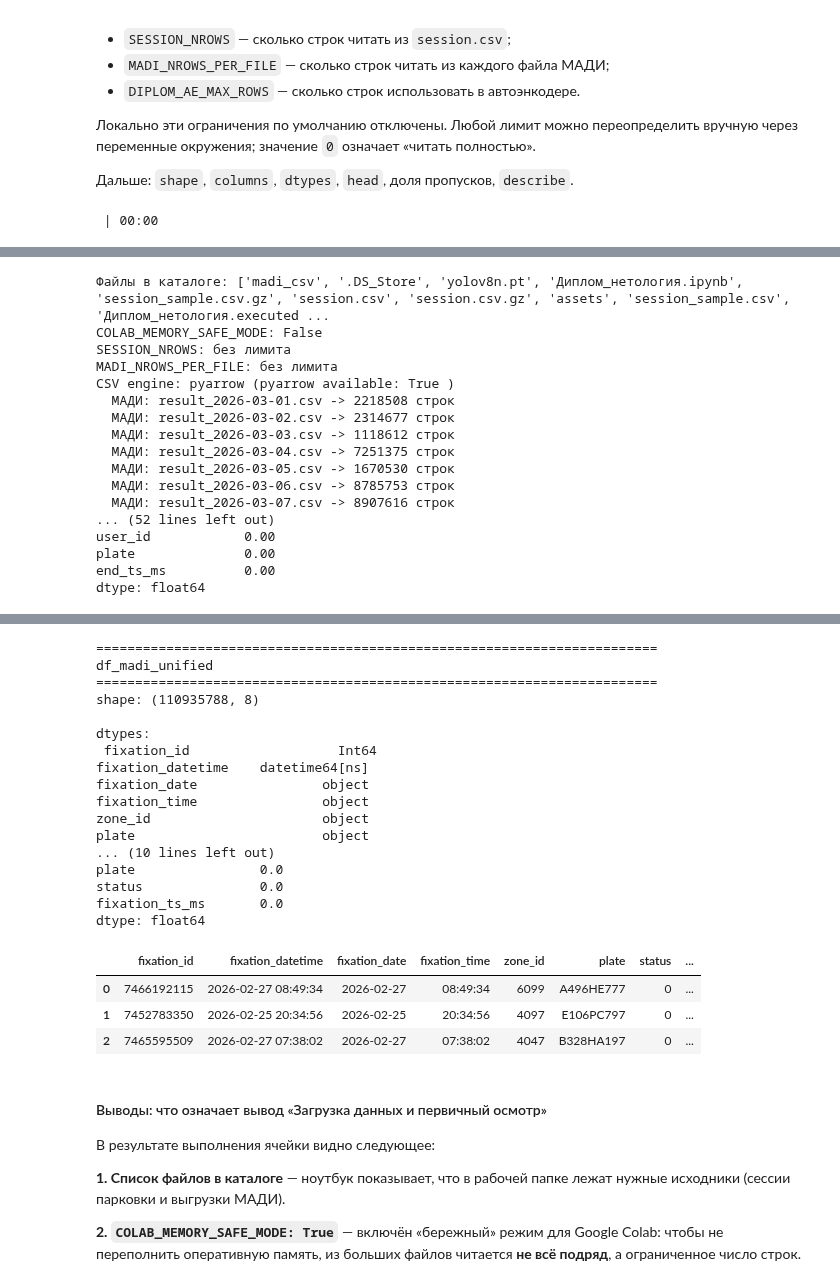
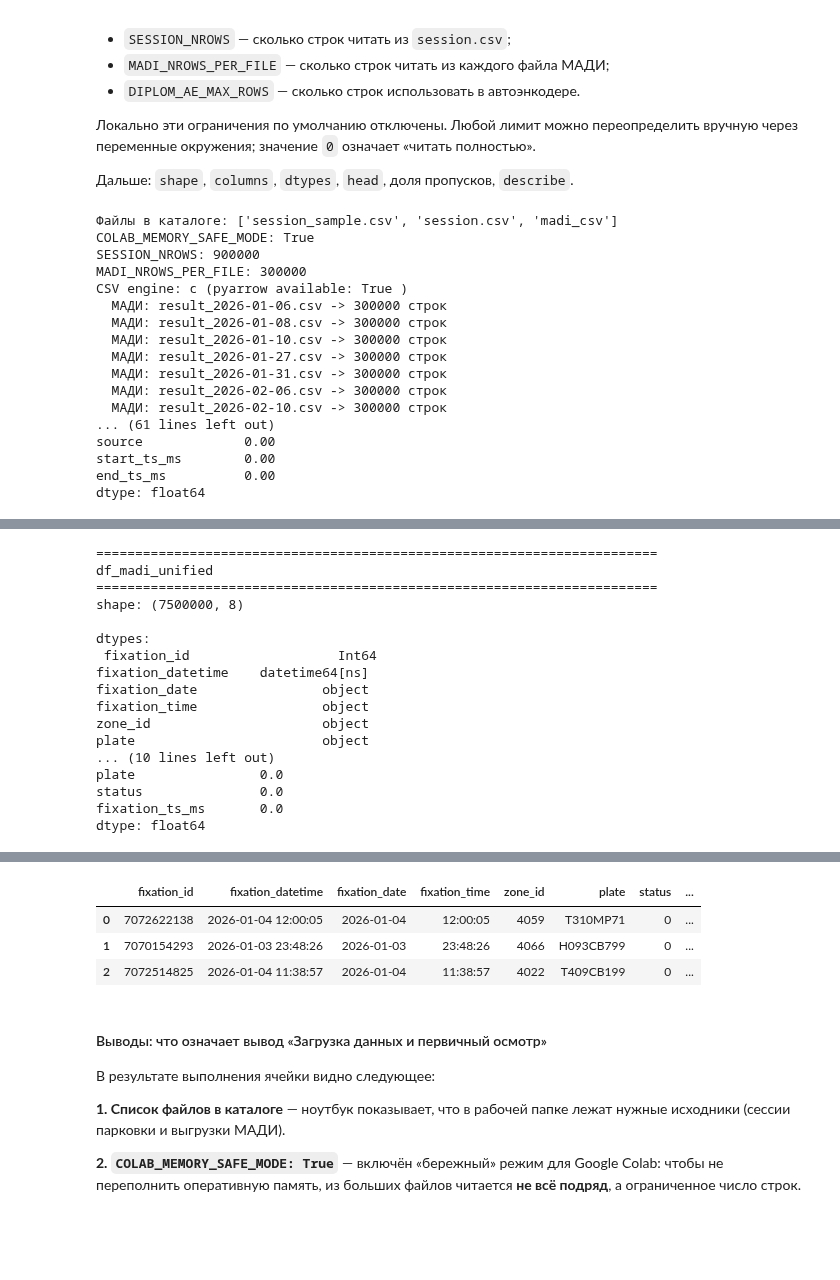
Before and after one commit to vayurenko/Netology, a Jupyter notebook: Диплом_нетология.ipynb, the cells around one changed output, grey strips where cells are left out. Saved outputs shown, nothing was run; the diff lists cells and outputs as text; code cells hidden in the pictures; blank space fills up the shorter version.

```diff
--- a/Диплом_нетология.ipynb
+++ b/Диплом_нетология.ipynb
@@ -595,8 +595,8 @@ assert os.path.isfile(session_path), f"Нет файла сессий: {session_
 
 # В Colab включается безопасный режим: не читаем полный 2+ GB session.csv и все MADI-файлы целиком.
 _colab_safe = bool(globals().get("COLAB_MEMORY_SAFE_MODE", False))
-_default_session_nrows = 1_000_000 if _colab_safe else 0
-_default_madi_nrows = 400_000 if _colab_safe else 0
+_default_session_nrows = 900_000 if _colab_safe else 0
+_default_madi_nrows = 300_000 if _colab_safe else 0
 SESSION_NROWS = int(os.environ.get("SESSION_NROWS", str(_default_session_nrows)))
 MADI_NROWS_PER_FILE = int(os.environ.get("MADI_NROWS_PER_FILE", str(_default_madi_nrows)))
 
@@ -800,4 +800,20 @@ def short_report(name: str, df: pd.DataFrame) -> None:
 short_report("df_sessions_unified", df_sessions_unified)
 short_report("df_madi_unified", df_madi_unified)
 # %% [output]
- | 00:00
+Файлы в каталоге: ['session_sample.csv', 'session.csv', 'madi_csv']
+COLAB_MEMORY_SAFE_MODE: True
+SESSION_NROWS: 900000
+MADI_NROWS_PER_FILE: 300000
+CSV engine: c (pyarrow available: True )
+  МАДИ: result_2026-01-06.csv -> 300000 строк
+  МАДИ: result_2026-01-08.csv -> 300000 строк
+  МАДИ: result_2026-01-10.csv -> 300000 строк
+  МАДИ: result_2026-01-27.csv -> 300000 строк
+  МАДИ: result_2026-01-31.csv -> 300000 строк
+  МАДИ: result_2026-02-06.csv -> 300000 строк
+  МАДИ: result_2026-02-10.csv -> 300000 строк
+... (61 lines left out)
+source             0.00
+start_ts_ms        0.00
+end_ts_ms          0.00
+dtype: float64
@@ -804,17 +824,17 @@ short_report("df_madi_unified", df_madi_unified)
-Файлы в каталоге: ['madi_csv', '.DS_Store', 'yolov8n.pt', 'Диплом_нетология.ipynb', 'session_sample.csv.gz', 'session.csv', 'session.csv.gz', 'assets', 'session_sample.csv', 'Диплом_нетология.executed ...
-COLAB_MEMORY_SAFE_MODE: False
-SESSION_NROWS: без лимита
-MADI_NROWS_PER_FILE: без лимита
-CSV engine: pyarrow (pyarrow available: True )
-  МАДИ: result_2026-03-01.csv -> 2218508 строк
-  МАДИ: result_2026-03-02.csv -> 2314677 строк
-  МАДИ: result_2026-03-03.csv -> 1118612 строк
-  МАДИ: result_2026-03-04.csv -> 7251375 строк
-  МАДИ: result_2026-03-05.csv -> 1670530 строк
-  МАДИ: result_2026-03-06.csv -> 8785753 строк
-  МАДИ: result_2026-03-07.csv -> 8907616 строк
-... (52 lines left out)
-user_id            0.00
-plate              0.00
-end_ts_ms          0.00
+========================================================================
+df_madi_unified
+========================================================================
+shape: (7500000, 8)
+
+dtypes:
+ fixation_id                   Int64
+fixation_datetime    datetime64[ns]
+fixation_date                object
+fixation_time                object
+zone_id                      object
+plate                        object
+... (10 lines left out)
+plate                0.0
+status               0.0
+fixation_ts_ms       0.0
 dtype: float64
@@ -825,24 +841,7 @@ dtype: float64
-========================================================================
-df_madi_unified
-========================================================================
-shape: (110935788, 8)
-
-dtypes:
- fixation_id                   Int64
-fixation_datetime    datetime64[ns]
-fixation_date                object
-fixation_time                object
-zone_id                      object
-plate                        object
-... (10 lines left out)
-plate                0.0
-status               0.0
-fixation_ts_ms       0.0
-dtype: float64
 |  | fixation_id | fixation_datetime | fixation_date | fixation_time | zone_id | plate | status | ... |
-| 0 | 7466192115 | 2026-02-27 08:49:34 | 2026-02-27 | 08:49:34 | 6099 | А496НЕ777 | 0 | ... |
-| 1 | 7452783350 | 2026-02-25 20:34:56 | 2026-02-25 | 20:34:56 | 4097 | Е106РС797 | 0 | ... |
-| 2 | 7465595509 | 2026-02-27 07:38:02 | 2026-02-27 | 07:38:02 | 4047 | В328НА197 | 0 | ... |
+| 0 | 7072622138 | 2026-01-04 12:00:05 | 2026-01-04 | 12:00:05 | 4059 | Т310МР71 | 0 | ... |
+| 1 | 7070154293 | 2026-01-03 23:48:26 | 2026-01-03 | 23:48:26 | 4066 | Н093СВ799 | 0 | ... |
+| 2 | 7072514825 | 2026-01-04 11:38:57 | 2026-01-04 | 11:38:57 | 4022 | Т409СВ199 | 0 | ... |
 # %% [markdown]
 #### Выводы: что означает вывод «Загрузка данных и первичный осмотр»
 
```
Also changed, not shown: parts of 25 cells of this notebook.
